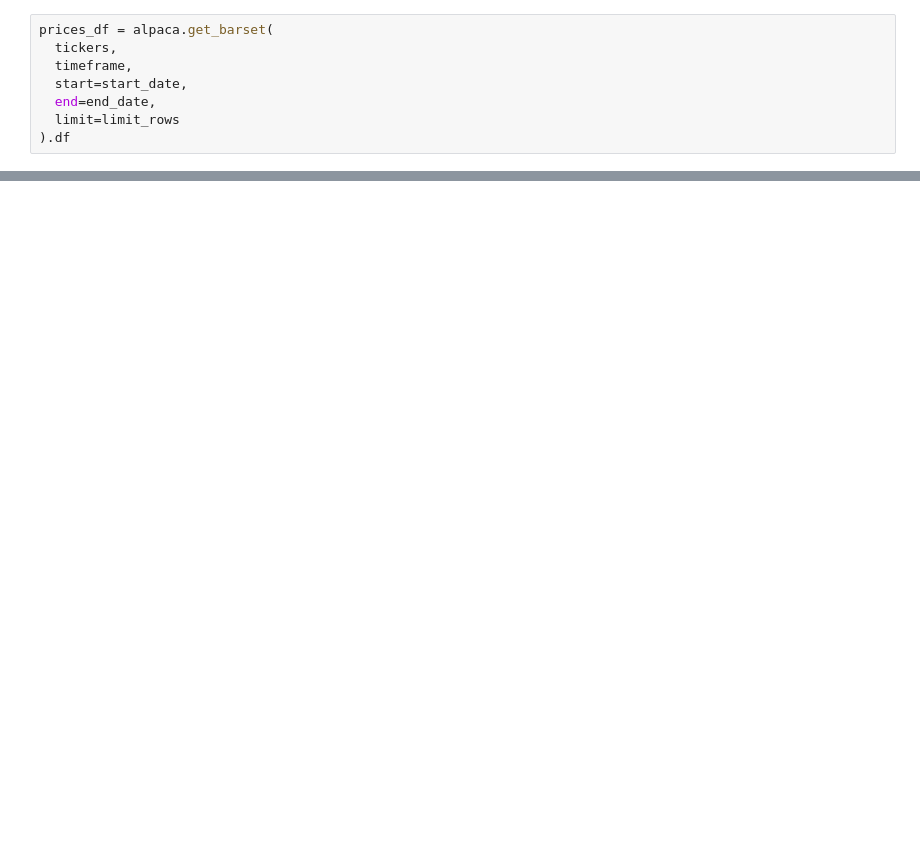
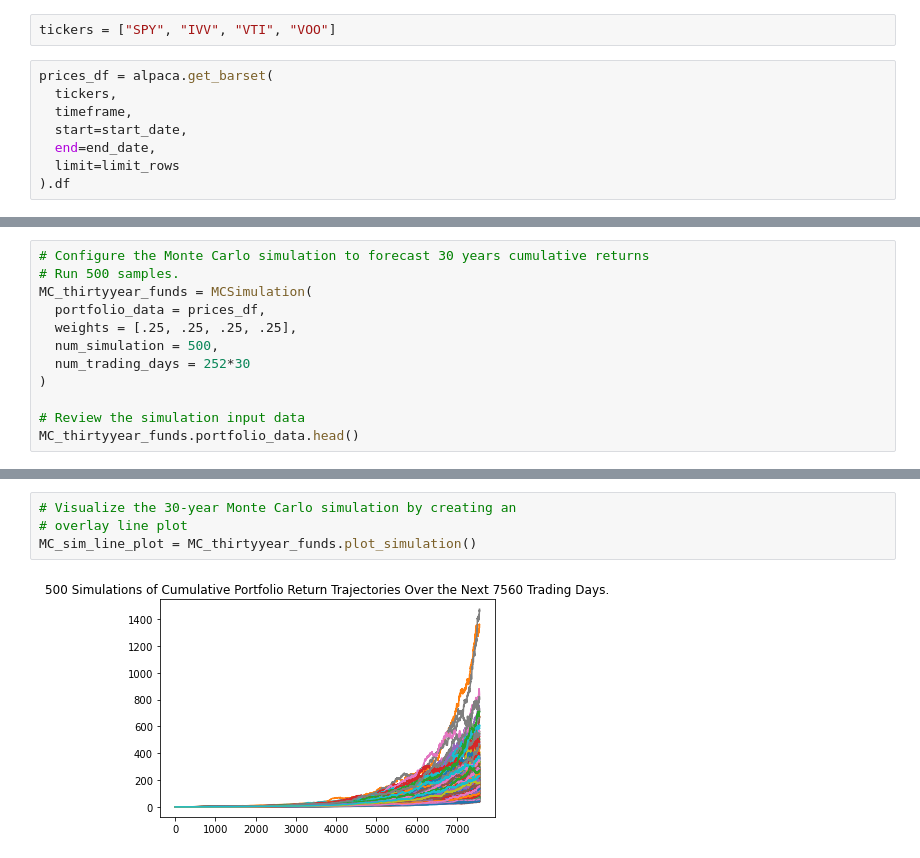
Before and after one commit to RJGiannini/Golden-Years, a Jupyter notebook: simulations.ipynb, the cells around one changed output, grey strips where cells are left out. Saved outputs shown, nothing was run; the diff lists cells and outputs as text; blank space fills up the shorter version.

```diff
--- a/simulations.ipynb
+++ b/simulations.ipynb
@@ -516,3 +604,5 @@ tickers = ["VINIX", "FXAIX", "AEPGX"]
+# %%
+tickers = ["SPY", "IVV", "VTI", "VOO"]
 # %%
 prices_df = alpaca.get_barset(
   tickers,
@@ -526,0 +634,12 @@ display(prices_df.tail())
+# %%
+# Configure the Monte Carlo simulation to forecast 30 years cumulative returns
+# Run 500 samples.
+MC_thirtyyear_funds = MCSimulation(
+  portfolio_data = prices_df,
+  weights = [.25, .25, .25, .25],
+  num_simulation = 500,
+  num_trading_days = 252*30
+)
+
+# Review the simulation input data
+MC_thirtyyear_funds.portfolio_data.head()
@@ -526,0 +690,6 @@ display(prices_df.tail())
+# %%
+# Visualize the 30-year Monte Carlo simulation by creating an
+# overlay line plot
+MC_sim_line_plot = MC_thirtyyear_funds.plot_simulation()
+# %% [output]
+[figure, added]
```
Also changed, not shown: parts of 44 cells of this notebook, 1 other file.
